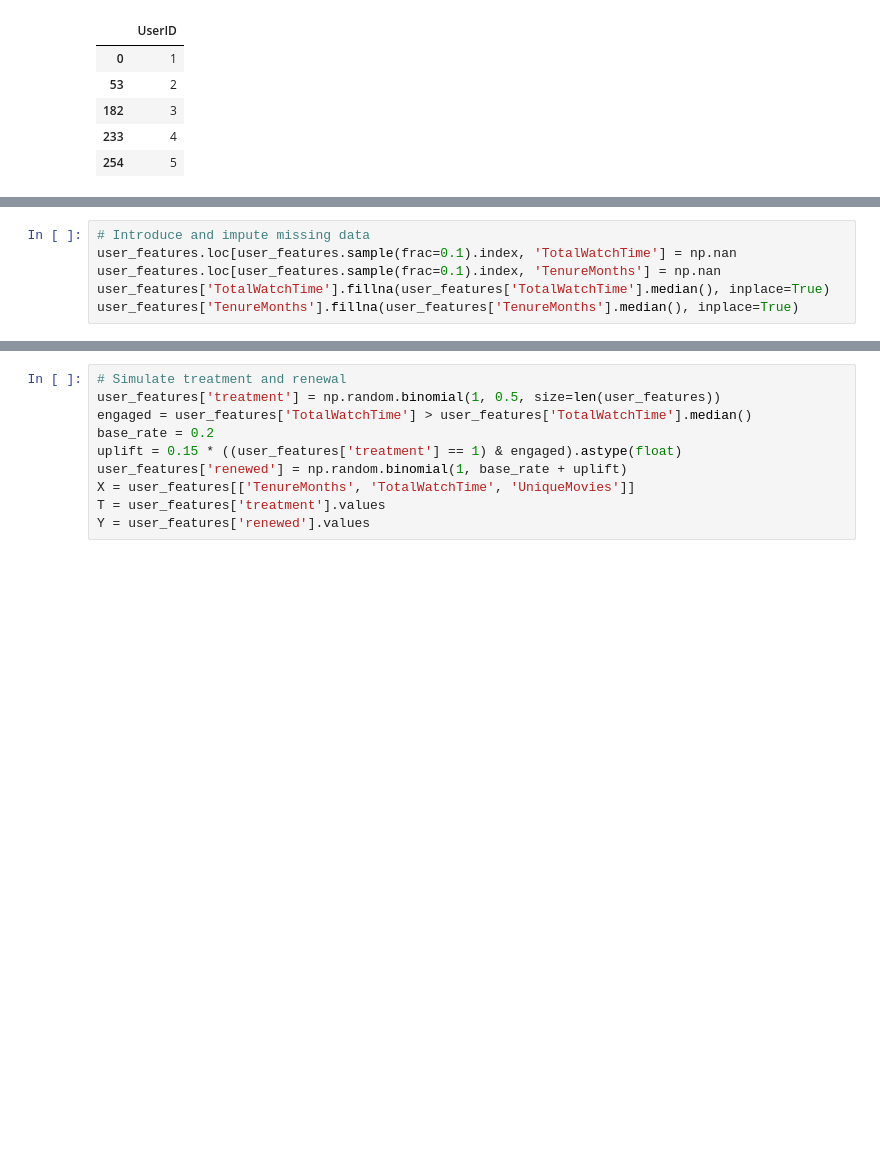
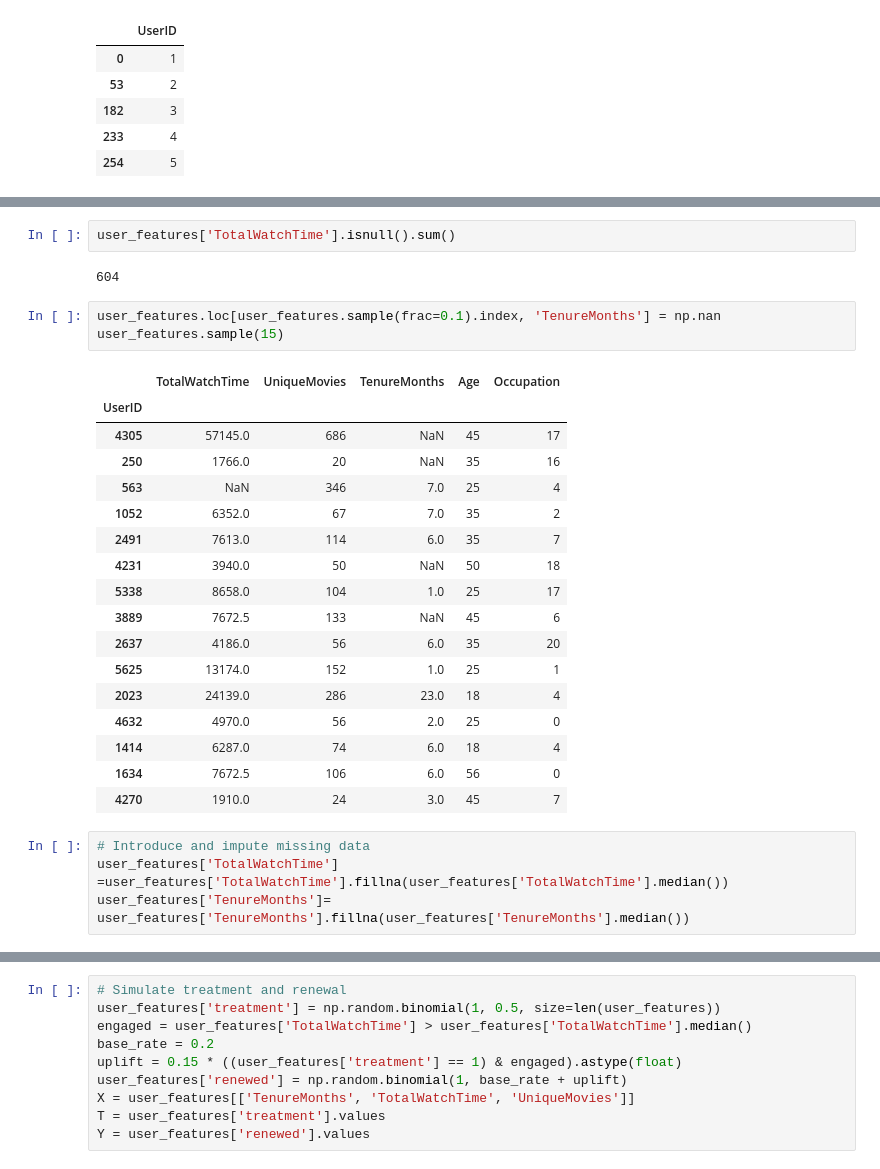
Before and after one commit to stevechengnyc/meta_learners, a Jupyter notebook: MovieLens_EconML_Uplift_Modeling_Final.ipynb, the cells around one changed output, grey strips where cells are left out. Cells and saved outputs as stored; diff of their text form; blank space fills up the shorter version.

```diff
--- a/MovieLens_EconML_Uplift_Modeling_Final.ipynb
+++ b/MovieLens_EconML_Uplift_Modeling_Final.ipynb
@@ -639,6 +700,29 @@ user_features = df.groupby('UserID').agg({
+# %%
+user_features['TotalWatchTime'].isnull().sum()
+# %% [output]
+604
+# %%
+user_features.loc[user_features.sample(frac=0.1).index, 'TenureMonths'] = np.nan
+user_features.sample(15)
+# %% [output]
+|  | TotalWatchTime | UniqueMovies | TenureMonths | Age | Occupation |
+| UserID |  |  |  |  |  |
+| 4305 | 57145.0 | 686 | NaN | 45 | 17 |
+| 250 | 1766.0 | 20 | NaN | 35 | 16 |
+| 563 | NaN | 346 | 7.0 | 25 | 4 |
+| 1052 | 6352.0 | 67 | 7.0 | 35 | 2 |
+| 2491 | 7613.0 | 114 | 6.0 | 35 | 7 |
+| 4231 | 3940.0 | 50 | NaN | 50 | 18 |
+| 5338 | 8658.0 | 104 | 1.0 | 25 | 17 |
+| 3889 | 7672.5 | 133 | NaN | 45 | 6 |
+| 2637 | 4186.0 | 56 | 6.0 | 35 | 20 |
+| 5625 | 13174.0 | 152 | 1.0 | 25 | 1 |
+| 2023 | 24139.0 | 286 | 23.0 | 18 | 4 |
+| 4632 | 4970.0 | 56 | 2.0 | 25 | 0 |
+| 1414 | 6287.0 | 74 | 6.0 | 18 | 4 |
+| 1634 | 7672.5 | 106 | 6.0 | 56 | 0 |
+| 4270 | 1910.0 | 24 | 3.0 | 45 | 7 |
 # %%
 # Introduce and impute missing data
-user_features.loc[user_features.sample(frac=0.1).index, 'TotalWatchTime'] = np.nan
-user_features.loc[user_features.sample(frac=0.1).index, 'TenureMonths'] = np.nan
-user_features['TotalWatchTime'].fillna(user_features['TotalWatchTime'].median(), inplace=True)
-user_features['TenureMonths'].fillna(user_features['TenureMonths'].median(), inplace=True)
+user_features['TotalWatchTime'] =user_features['TotalWatchTime'].fillna(user_features['TotalWatchTime'].median())
+user_features['TenureMonths']= user_features['TenureMonths'].fillna(user_features['TenureMonths'].median())
```
Also changed, not shown: parts of 25 cells of this notebook.
